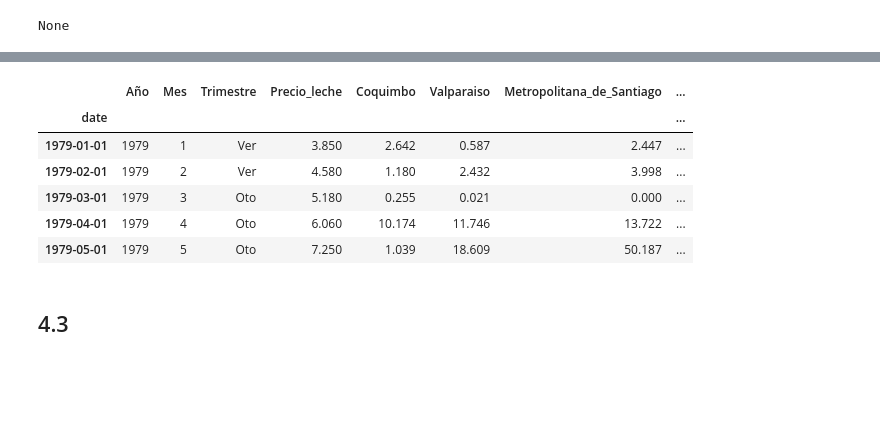
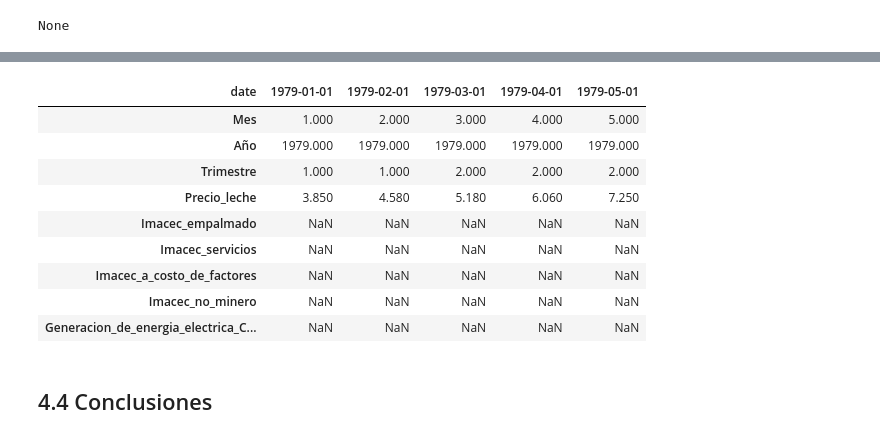
Before and after one commit to maniconaji/desafio_spike_precios, a Jupyter notebook: DesafíoSpikeManuelHuerta_v2.ipynb, the cells around one changed output, grey strips where cells are left out. Cells and saved outputs as stored; diff of their text form; code cells hidden in the pictures; blank space fills up the shorter version.

```diff
--- a/DesafíoSpikeManuelHuerta_v2.ipynb
+++ b/DesafíoSpikeManuelHuerta_v2.ipynb
@@ -104,4 +0,0 @@ bc[bc.Periodo.duplicated(keep=False)]
-# %%
-bc            = bc.drop_duplicates(subset="Periodo").dropna(subset=["Periodo"]).rename({"Periodo":"date"}, axis=1).set_index("date")
-bc            = bc.apply(lambda x: x.replace("a", np.nan, regex=True), axis=1)
-display(bc.head())
@@ -136,11 +0,0 @@ memory usage: 405.7+ KB
-# %%
-%%time
-from reconstruccion_series import SeriesBC_IMACEC, SeriesBC_PIB, SeriesBC_Precio, SeriesBC_Ocupacion, SeriesBC_TCMTCR
-from reconstruccion_series import SeriesBC_Produccion, SeriesBc_Ventas
-bc = SeriesBC_IMACEC(bc)
-bc = SeriesBC_PIB(bc)
-bc = SeriesBC_Precio(bc)
-bc = SeriesBC_Ocupacion(bc)
-bc = SeriesBC_TCMTCR(bc)
-bc = SeriesBC_Produccion(bc)
-bc = SeriesBc_Ventas(bc)
@@ -244,13 +358,7 @@ Finalmente, ambas no estan relacionadas. Esto debido al comportamiento de cada u
 ## 4.2 Lectura archivo "precio_leche.csv" y merge con las bases de datos de precipitaciones y datos del Banco Central
 # %%
 precio_leche = pd.read_csv("Data/precio_leche.csv")
-meses_es = ['Ene', 'Feb', 'Mar', 'Abr', 'May', 'Jun', 'Jul', 'Ago', 'Sep', 'Oct', 'Nov', 'Dic']
-meses_en = ['Jan', 'Feb', 'Mar', 'Apr', 'May', 'Jun', 'Jul', 'Aug', 'Sep', 'Oct', 'Nov', 'Dec']
-to_meses = {mes_es: mes_en for mes_es, mes_en in zip(meses_es, meses_en)}
-precio_leche["Mes"] = precio_leche["Mes"].map(to_meses).astype(str)
-precio_leche["Anio"] = precio_leche["Anio"].astype(str)
-precio_leche["date"] = precio_leche.apply(lambda x: x["Anio"]+"-"+x["Mes"], axis=1)
-precio_leche["date"] = pd.to_datetime(precio_leche["date"], format="%Y-%b")
+
 None if (precio_leche.index.name == "date") else precio_leche.set_index("date", inplace=True)
 precio_leche.drop(["Anio","Mes"], axis=1, inplace=True)
 display(precio_leche.head())
@@ -288,0 +402,4 @@ df_merge.shape
+# %%
+condicion    = (df_merge.corr()['Precio_leche'] >= 0.75) | (df_merge.corr()['Precio_leche'] <= -0.75)
+columnas_relevantes = condicion.where(condicion==True).dropna().index
+df_merge[columnas_relevantes].corr()['Precio_leche'].sort_values()
@@ -289,21 +478,31 @@ df_merge.shape
 # %%
+# trimestre = {
+#     12:"Ver", 1:"Ver",  2:"Ver",
+#     3:"Oto",  4:"Oto",  5:"Oto",
+#     6:"Inv",  7:"Inv",  8:"Inv",
+#     9:"Pri", 10:"Pri", 11:"Pri"
+#     }
 trimestre = {
-    12:"Ver", 1:"Ver",  2:"Ver",
-    3:"Oto",  4:"Oto",  5:"Oto",
-    6:"Inv",  7:"Inv",  8:"Inv",
-    9:"Pri", 10:"Pri", 11:"Pri"
+    12: 1,  1: 1,  2: 1,
+    3:  2,  4: 2,  5: 2,
+    6:  3,  7: 3,  8: 3,
+    9:  4, 10: 4, 11: 4
     }
 None if ("Mes" in df_merge.columns) else df_merge.insert(0, 'Mes', df_merge.index.month)
 None if ("Año" in df_merge.columns) else df_merge.insert(0, 'Año', df_merge.index.year)
 None if ("Trimestre" in df_merge.columns) else df_merge.insert(2, 'Trimestre', df_merge.Mes.map(trimestre))
-df_merge.head()
+columnas_relevantes = ["Mes", "Año", "Trimestre"] + columnas_relevantes.to_list()
+df_merge[columnas_relevantes].head().T
 # %% [output]
-|  | Año | Mes | Trimestre | Precio_leche | Coquimbo | Valparaiso | Metropolitana_de_Santiago | ... |
-| date |  |  |  |  |  |  |  | ... |
-| 1979-01-01 | 1979 | 1 | Ver | 3.850 | 2.642 | 0.587 | 2.447 | ... |
-| 1979-02-01 | 1979 | 2 | Ver | 4.580 | 1.180 | 2.432 | 3.998 | ... |
-| 1979-03-01 | 1979 | 3 | Oto | 5.180 | 0.255 | 0.021 | 0.000 | ... |
-| 1979-04-01 | 1979 | 4 | Oto | 6.060 | 10.174 | 11.746 | 13.722 | ... |
-| 1979-05-01 | 1979 | 5 | Oto | 7.250 | 1.039 | 18.609 | 50.187 | ... |
+| date | 1979-01-01 | 1979-02-01 | 1979-03-01 | 1979-04-01 | 1979-05-01 |
+| Mes | 1.000 | 2.000 | 3.000 | 4.000 | 5.000 |
+| Año | 1979.000 | 1979.000 | 1979.000 | 1979.000 | 1979.000 |
+| Trimestre | 1.000 | 1.000 | 2.000 | 2.000 | 2.000 |
+| Precio_leche | 3.850 | 4.580 | 5.180 | 6.060 | 7.250 |
+| Imacec_empalmado | NaN | NaN | NaN | NaN | NaN |
+| Imacec_servicios | NaN | NaN | NaN | NaN | NaN |
+| Imacec_a_costo_de_factores | NaN | NaN | NaN | NaN | NaN |
+| Imacec_no_minero | NaN | NaN | NaN | NaN | NaN |
+| Generacion_de_energia_electrica_C... | NaN | NaN | NaN | NaN | NaN |
 # %% [markdown]
-## 4.3
+## 4.4 Conclusiones
```
Also changed, not shown: parts of 46 cells of this notebook, 1 other file.
